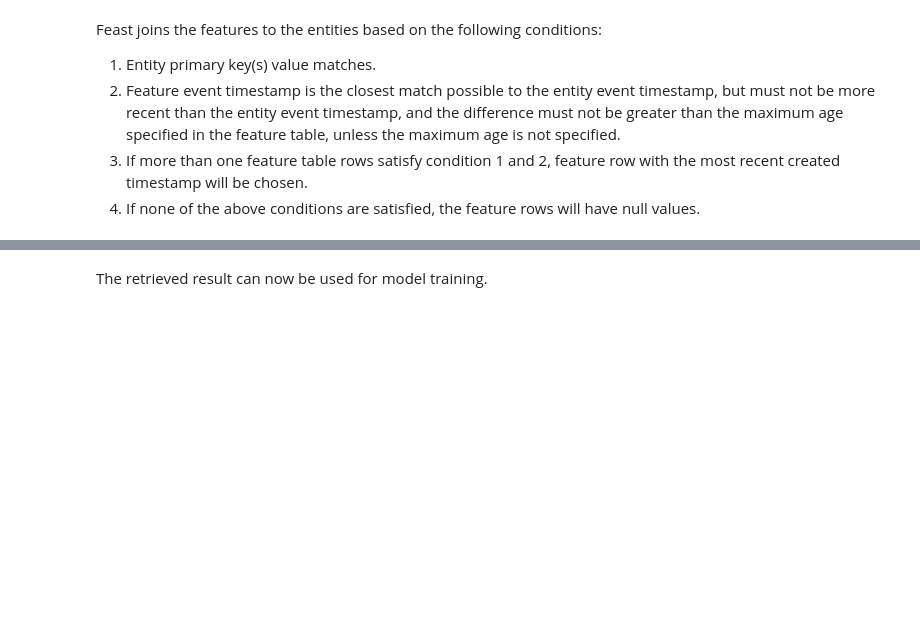
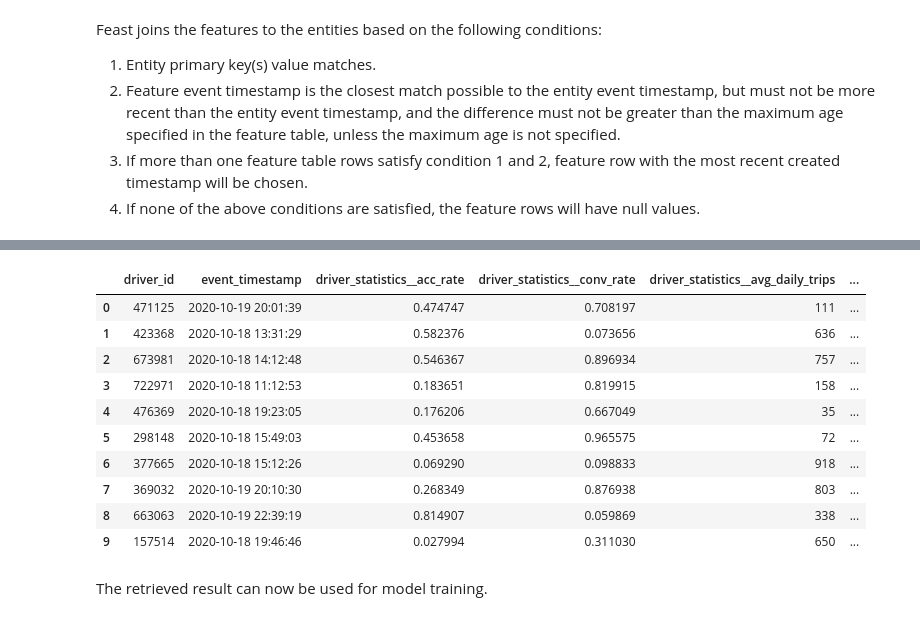
Before and after one commit to paravatha/feast-on-gcp, a Jupyter notebook: test-notebooks/minimal/local_storage/offline_online_local_storage.ipynb, the cells around one changed output, grey strips where cells are left out. Cells and saved outputs as stored; diff of their text form; code cells hidden in the pictures; blank space fills up the shorter version.

```diff
--- a/test-notebooks/minimal/local_storage/offline_online_local_storage.ipynb
+++ b/test-notebooks/minimal/local_storage/offline_online_local_storage.ipynb
@@ -281,8 +334,20 @@ job = client.get_historical_features(
 # get_output_file_uri will block until the Spark job is completed.
 output_file_uri = job.get_output_file_uri()
 # %%
-time.sleep(5)
+time.sleep(10)
 read_parquet(output_file_uri)
+# %% [output]
+|  | driver_id | event_timestamp | driver_statistics__acc_rate | driver_statistics__conv_rate | driver_statistics__avg_daily_trips | ... |
+| 0 | 471125 | 2020-10-19 20:01:39 | 0.474747 | 0.708197 | 111 | ... |
+| 1 | 423368 | 2020-10-18 13:31:29 | 0.582376 | 0.073656 | 636 | ... |
+| 2 | 673981 | 2020-10-18 14:12:48 | 0.546367 | 0.896934 | 757 | ... |
+| 3 | 722971 | 2020-10-18 11:12:53 | 0.183651 | 0.819915 | 158 | ... |
+| 4 | 476369 | 2020-10-18 19:23:05 | 0.176206 | 0.667049 | 35 | ... |
+| 5 | 298148 | 2020-10-18 15:49:03 | 0.453658 | 0.965575 | 72 | ... |
+| 6 | 377665 | 2020-10-18 15:12:26 | 0.069290 | 0.098833 | 918 | ... |
+| 7 | 369032 | 2020-10-19 20:10:30 | 0.268349 | 0.876938 | 803 | ... |
+| 8 | 663063 | 2020-10-19 22:39:19 | 0.814907 | 0.059869 | 338 | ... |
+| 9 | 157514 | 2020-10-18 19:46:46 | 0.027994 | 0.311030 | 650 | ... |
 # %% [markdown]
 The retrieved result can now be used for model training.
 # %% [markdown]
```
Also changed, not shown: parts of 19 cells of this notebook.
